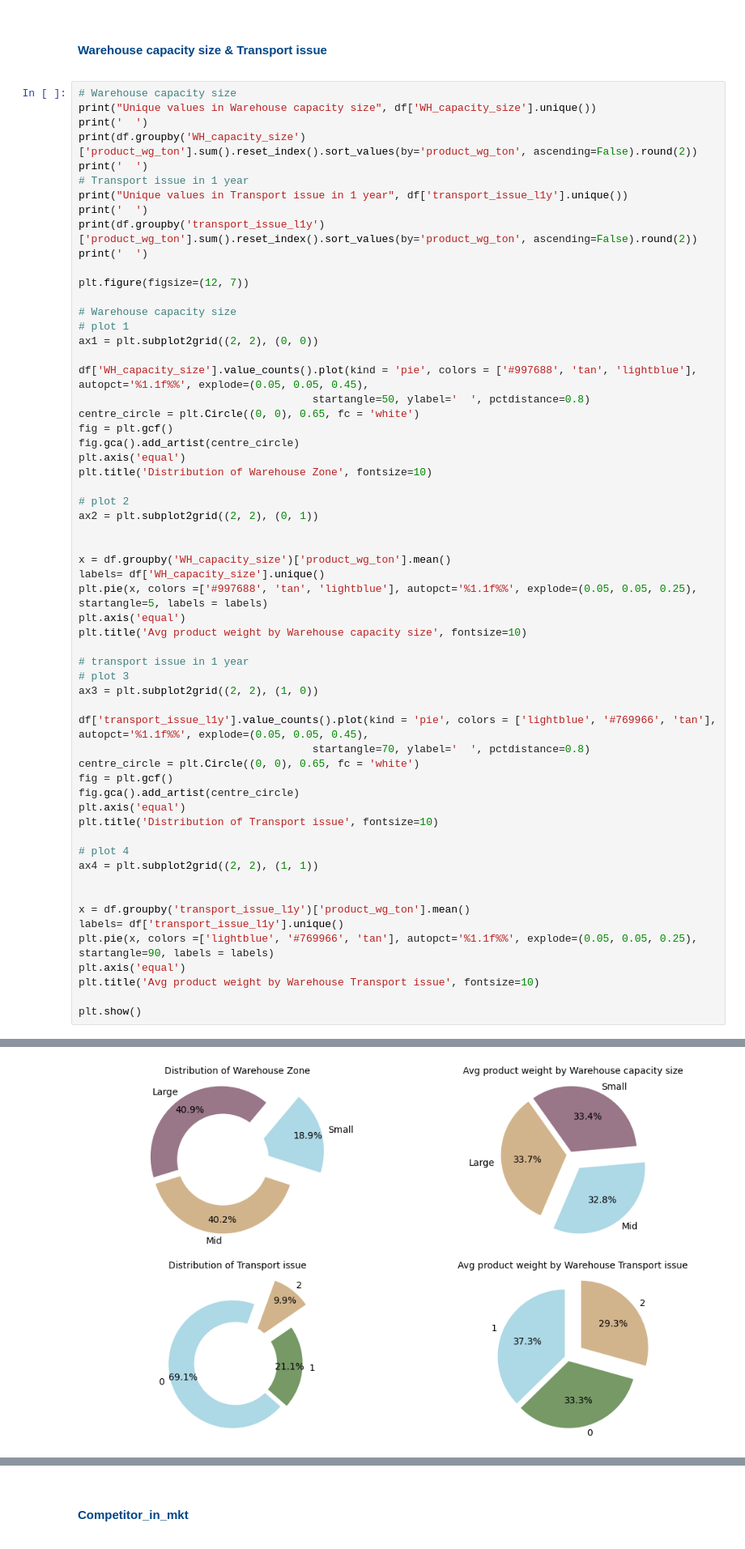
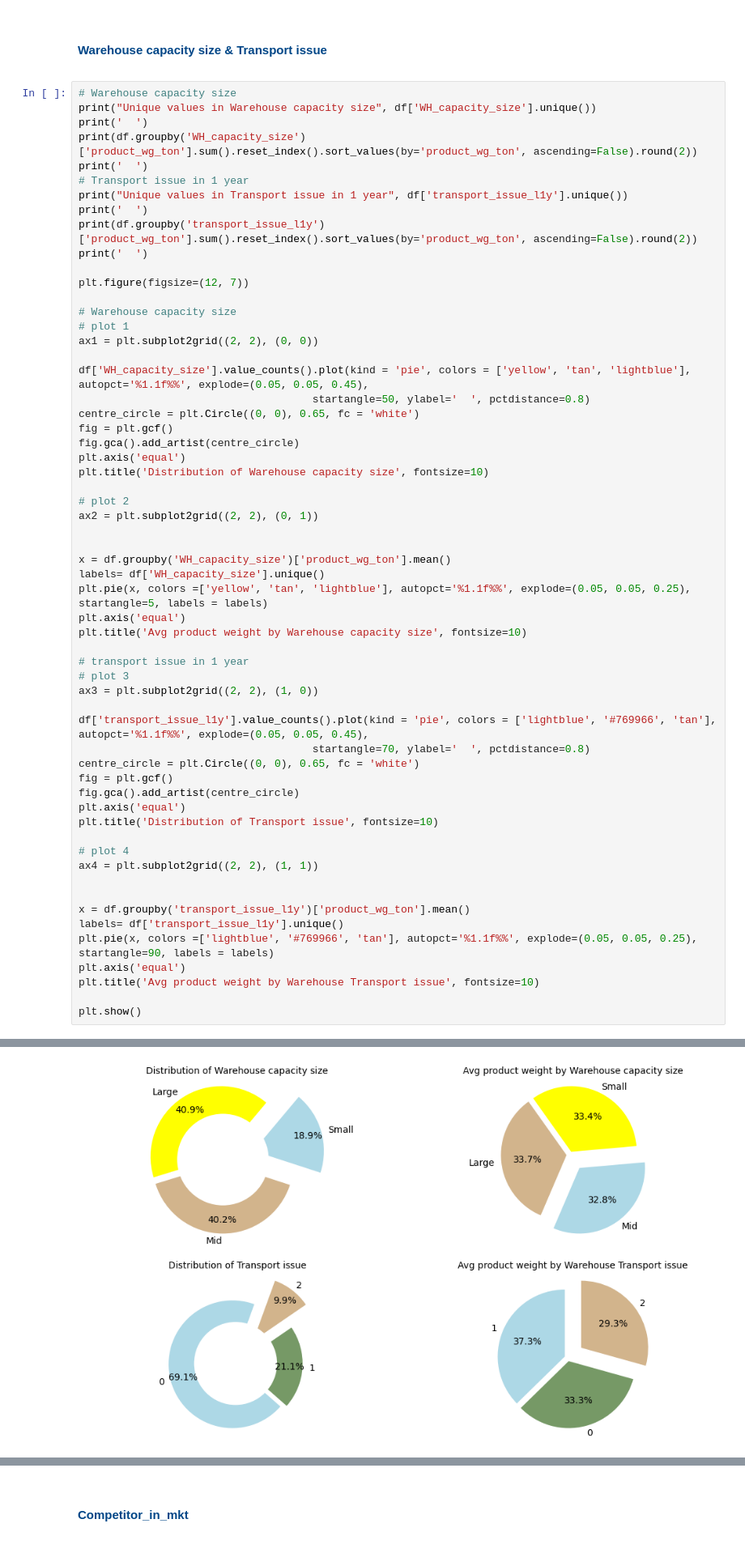
Before and after one commit to Devika-K-M-15/Supply_Chain_Management, a Jupyter notebook: Supply Chain Management.ipynb, the cells around one changed output, grey strips where cells are left out. Shown at 81% size. Saved outputs shown, nothing was run; the diff lists cells and outputs as text.

```diff
--- a/Supply Chain Management.ipynb
+++ b/Supply Chain Management.ipynb
@@ -1203,13 +1209,13 @@ plt.figure(figsize=(12, 7))
 # plot 1
 ax1 = plt.subplot2grid((2, 2), (0, 0))
 
-df['WH_capacity_size'].value_counts().plot(kind = 'pie', colors = ['#997688', 'tan', 'lightblue'], autopct='%1.1f%%', explode=(0.05, 0.05, 0.45),
+df['WH_capacity_size'].value_counts().plot(kind = 'pie', colors = ['yellow', 'tan', 'lightblue'], autopct='%1.1f%%', explode=(0.05, 0.05, 0.45),
                                      startangle=50, ylabel='  ', pctdistance=0.8)
 centre_circle = plt.Circle((0, 0), 0.65, fc = 'white')
 fig = plt.gcf()
 fig.gca().add_artist(centre_circle)
 plt.axis('equal')
-plt.title('Distribution of Warehouse Zone', fontsize=10)
+plt.title('Distribution of Warehouse capacity size', fontsize=10)
 
 # plot 2
 ax2 = plt.subplot2grid((2, 2), (0, 1))
@@ -1217,7 +1223,7 @@ ax2 = plt.subplot2grid((2, 2), (0, 1))
 
 x = df.groupby('WH_capacity_size')['product_wg_ton'].mean()
 labels= df['WH_capacity_size'].unique()
-plt.pie(x, colors =['#997688', 'tan', 'lightblue'], autopct='%1.1f%%', explode=(0.05, 0.05, 0.25), startangle=5, labels = labels)
+plt.pie(x, colors =['yellow', 'tan', 'lightblue'], autopct='%1.1f%%', explode=(0.05, 0.05, 0.25), startangle=5, labels = labels)
 plt.axis('equal')
 plt.title('Avg product weight by Warehouse capacity size', fontsize=10)
 
@@ -1231,31 +1237,31 @@ centre_circle = plt.Circle((0, 0), 0.65, fc = 'white')
 fig = plt.gcf()
 fig.gca().add_artist(centre_circle)
 plt.axis('equal')
 plt.title('Distribution of Transport issue', fontsize=10)
 
 # plot 4
 ax4 = plt.subplot2grid((2, 2), (1, 1))
 
 
 x = df.groupby('transport_issue_l1y')['product_wg_ton'].mean()
 labels= df['transport_issue_l1y'].unique()
 plt.pie(x, colors =['lightblue', '#769966', 'tan'], autopct='%1.1f%%', explode=(0.05, 0.05, 0.25), startangle=90, labels = labels)
 plt.axis('equal')
 plt.title('Avg product weight by Warehouse Transport issue', fontsize=10)
 
 plt.show()
 # %% [output]
 Unique values in Warehouse capacity size ['Small' 'Large' 'Mid']
 
   WH_capacity_size  product_wg_ton
 0            Large       126661150
 1              Mid       125837633
 2            Small        57519684
 
 Unique values in Transport issue in 1 year [1 0 2]
 
    transport_issue_l1y  product_wg_ton
 0                    0       223865313
 1                    1        60983356
 2                    2        25169798
-[figure, old version]
+[figure, new version]
```
Also changed, not shown: parts of 36 cells of this notebook.
